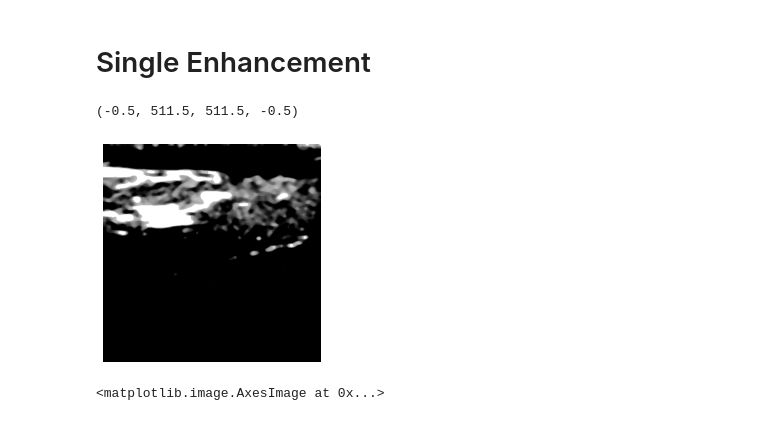
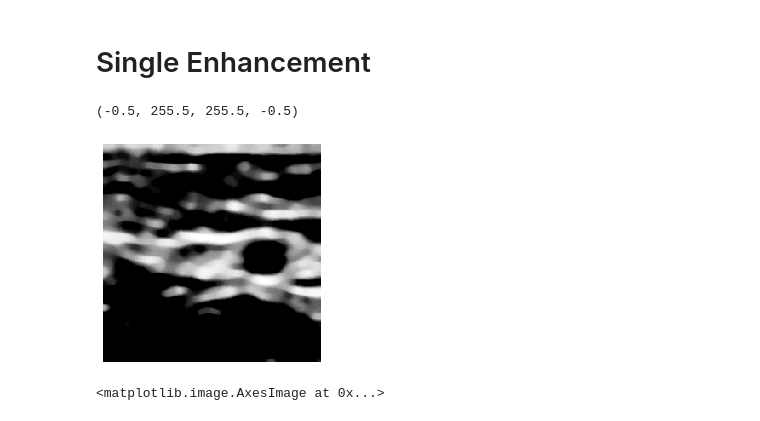
Before and after one commit to SedanaYoga/project-support, a Jupyter notebook: SingleEnhancement.ipynb, the cells around one changed output. Cells and saved outputs as stored; diff of their text form; code cells hidden in the pictures.

```diff
--- a/SingleEnhancement.ipynb
+++ b/SingleEnhancement.ipynb
@@ -10,22 +10,24 @@ from scipy import ndimage, misc
 from skimage import exposure
 from scipy.ndimage import gaussian_filter
 # %%
-img = io.imread('./image-test/17.png')
+img = io.imread('./image-test/33.png')
 # %%
 imgg = img
 imgg = cv2.cvtColor(imgg, cv2.COLOR_BGR2GRAY)
+
 img_gauss = gaussian_filter(imgg, sigma = 2)
-rescale = exposure.rescale_intensity(img_gauss, in_range=(10,50))
+rescale = exposure.rescale_intensity(img_gauss, in_range=(40,100))
 img_histeq = exposure.equalize_hist(rescale)
 img_median = ndimage.median_filter(img_histeq, size=10)
+
 saveimage = cv2.normalize(src=img_median,dst=None,alpha=0, beta=255,norm_type=cv2.NORM_MINMAX,dtype=cv2.CV_8U)
 #ret, thresh = cv2.threshold(img, 240, 255, cv2.THRESH_BINARY)
 
-plt.imshow(saveimage, cmap = 'gray')
+plt.imshow(img_median, cmap = 'gray')
 plt.axis('off')
 # %% [output]
-(-0.5, 511.5, 511.5, -0.5)
+(-0.5, 255.5, 255.5, -0.5)
-[figure, old version]
+[figure, new version]
 # %%
 img = io.imread('./image-test/FLT80.png')
 ret, thresh = cv2.threshold(img, 55, 255, cv2.THRESH_BINARY_INV)
```
